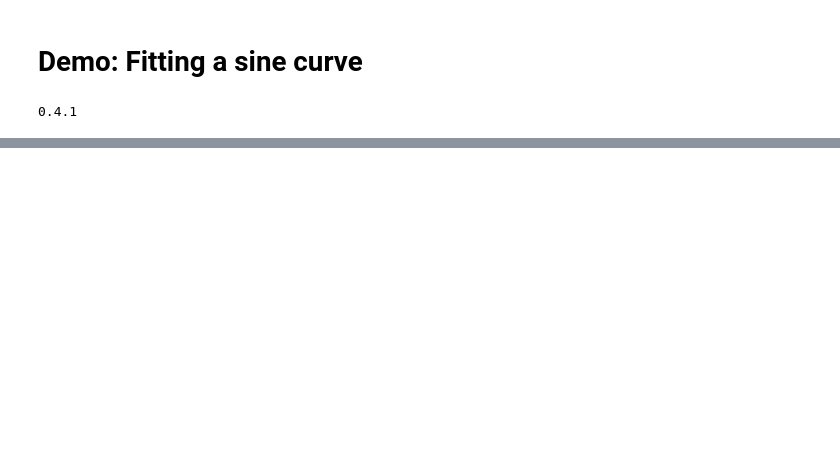
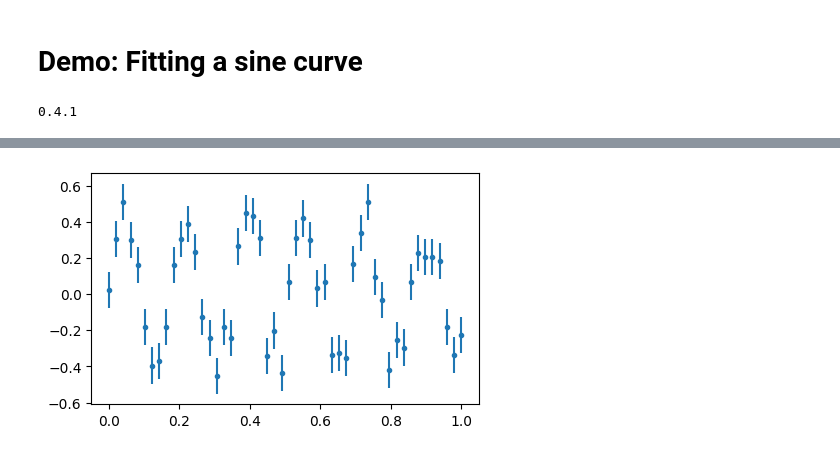
Before and after one commit to kmzzhang/nbi, a Jupyter notebook: examples/demo-sine-v041.ipynb, the cells around one changed output, grey strips where cells are left out. Saved outputs shown, nothing was run; the diff lists cells and outputs as text; code cells hidden in the pictures; blank space fills up the shorter version.

```diff
--- a/examples/demo-sine-v041.ipynb
+++ b/examples/demo-sine-v041.ipynb
@@ -62 +165,14 @@ plt.show()
+# %%
+# Same test data as above
+plt.figure(figsize=(5,3))
+np.random.seed(4)
+
+# draw random parameter from prior
+y_true = [var.rvs(1)[0] for var in priors]
+x_err = 0.1
+x_obs = sine(y_true) + np.random.normal(size=50) * x_err
+plt.errorbar(t, x_obs, yerr=x_err, fmt='.')
+plt.show()
+# %% [output]
+[figure, added]
 # %%
```
Also changed, not shown: parts of 29 cells of this notebook, 1 other file.
